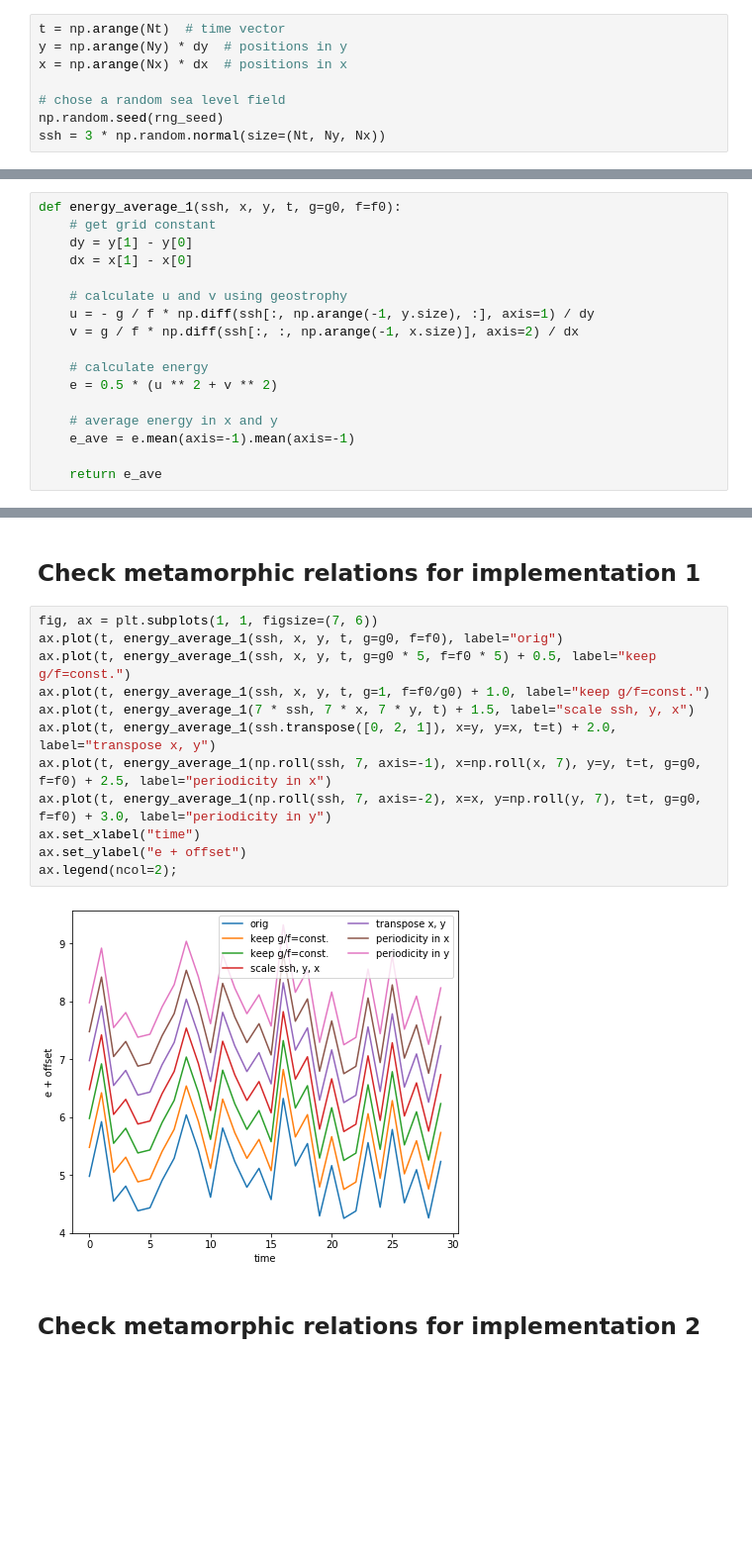
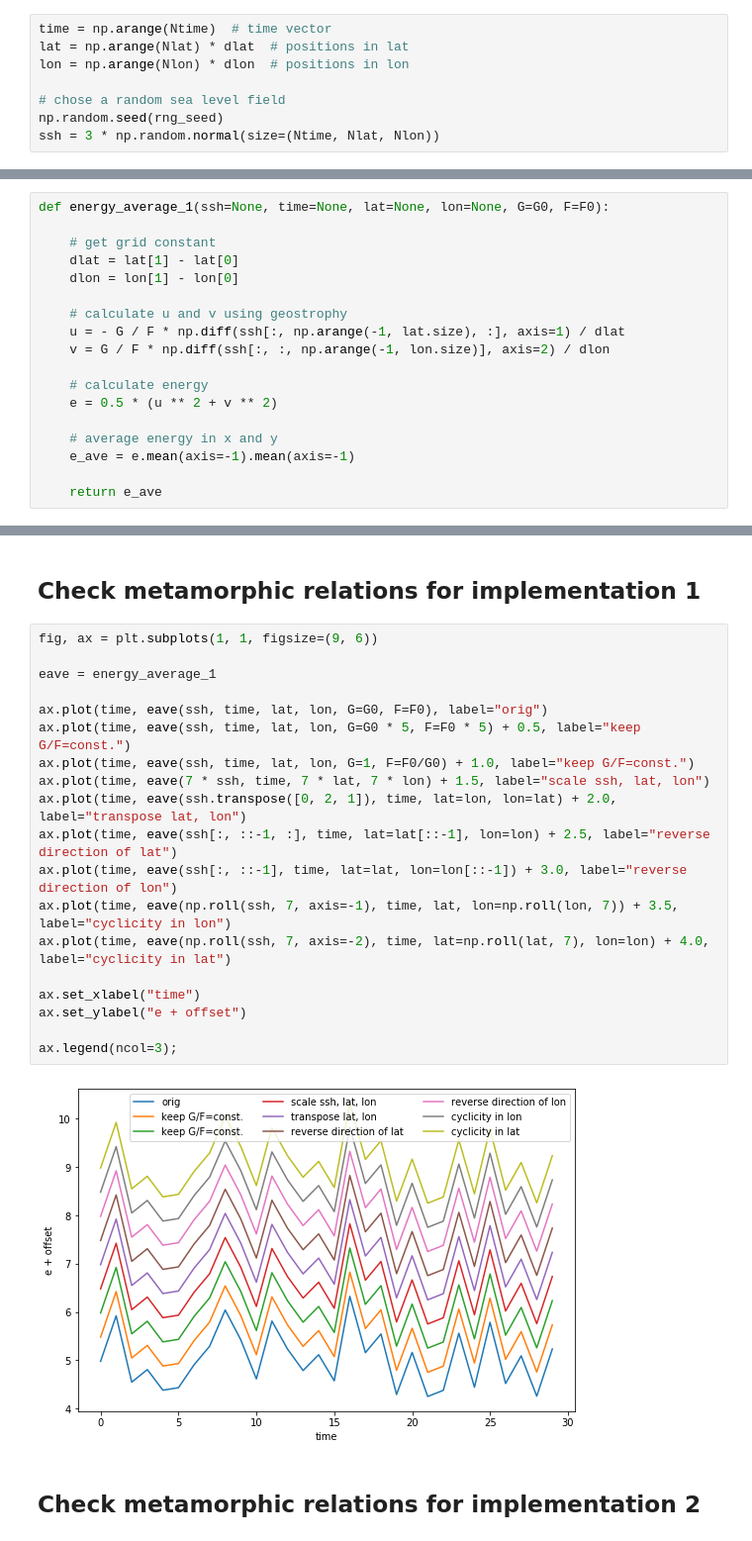
Before and after one commit to willirath/Automated-generation-of-metamorphic-test-scenarios-for-an-ocean-modeling-application, a Jupyter notebook: test_application_metamorphic_testing.ipynb, the cells around one changed output, grey strips where cells are left out. Shown: that part at 99% size. Drawn from its saved outputs; the diff is of its cells as text; blank space fills up the shorter version.

```diff
--- a/test_application_metamorphic_testing.ipynb
+++ b/test_application_metamorphic_testing.ipynb
@@ -20,22 +33,23 @@ f0 = 2 * 7.2921e-5 * 0.5  # Coriolis parameter (in 1/second) at 30 N
 # %%
-t = np.arange(Nt)  # time vector
-y = np.arange(Ny) * dy  # positions in y
-x = np.arange(Nx) * dx  # positions in x
+time = np.arange(Ntime)  # time vector
+lat = np.arange(Nlat) * dlat  # positions in lat
+lon = np.arange(Nlon) * dlon  # positions in lon
 
 # chose a random sea level field
 np.random.seed(rng_seed)
-ssh = 3 * np.random.normal(size=(Nt, Ny, Nx))
+ssh = 3 * np.random.normal(size=(Ntime, Nlat, Nlon))
 # %% [markdown]
 ## Implemetation 1
 # %%
-def energy_average_1(ssh, x, y, t, g=g0, f=f0):
+def energy_average_1(ssh=None, time=None, lat=None, lon=None, G=G0, F=F0):
+
     # get grid constant
-    dy = y[1] - y[0]
-    dx = x[1] - x[0]
+    dlat = lat[1] - lat[0]
+    dlon = lon[1] - lon[0]
 
     # calculate u and v using geostrophy
-    u = - g / f * np.diff(ssh[:, np.arange(-1, y.size), :], axis=1) / dy
-    v = g / f * np.diff(ssh[:, :, np.arange(-1, x.size)], axis=2) / dx
+    u = - G / F * np.diff(ssh[:, np.arange(-1, lat.size), :], axis=1) / dlat
+    v = G / F * np.diff(ssh[:, :, np.arange(-1, lon.size)], axis=2) / dlon
 
     # calculate energy
     e = 0.5 * (u ** 2 + v ** 2)
@@ -81,19 +96,26 @@ False
 # %% [markdown]
 ## Check metamorphic relations for implementation 1
 # %%
-fig, ax = plt.subplots(1, 1, figsize=(7, 6))
-ax.plot(t, energy_average_1(ssh, x, y, t, g=g0, f=f0), label="orig")
-ax.plot(t, energy_average_1(ssh, x, y, t, g=g0 * 5, f=f0 * 5) + 0.5, label="keep g/f=const.")
-ax.plot(t, energy_average_1(ssh, x, y, t, g=1, f=f0/g0) + 1.0, label="keep g/f=const.")
-ax.plot(t, energy_average_1(7 * ssh, 7 * x, 7 * y, t) + 1.5, label="scale ssh, y, x")
-ax.plot(t, energy_average_1(ssh.transpose([0, 2, 1]), x=y, y=x, t=t) + 2.0, label="transpose x, y")
-ax.plot(t, energy_average_1(np.roll(ssh, 7, axis=-1), x=np.roll(x, 7), y=y, t=t, g=g0, f=f0) + 2.5, label="periodicity in x")
-ax.plot(t, energy_average_1(np.roll(ssh, 7, axis=-2), x=x, y=np.roll(y, 7), t=t, g=g0, f=f0) + 3.0, label="periodicity in y")
+fig, ax = plt.subplots(1, 1, figsize=(9, 6))
+
+eave = energy_average_1
+
+ax.plot(time, eave(ssh, time, lat, lon, G=G0, F=F0), label="orig")
+ax.plot(time, eave(ssh, time, lat, lon, G=G0 * 5, F=F0 * 5) + 0.5, label="keep G/F=const.")
+ax.plot(time, eave(ssh, time, lat, lon, G=1, F=F0/G0) + 1.0, label="keep G/F=const.")
+ax.plot(time, eave(7 * ssh, time, 7 * lat, 7 * lon) + 1.5, label="scale ssh, lat, lon")
+ax.plot(time, eave(ssh.transpose([0, 2, 1]), time, lat=lon, lon=lat) + 2.0, label="transpose lat, lon")
+ax.plot(time, eave(ssh[:, ::-1, :], time, lat=lat[::-1], lon=lon) + 2.5, label="reverse direction of lat")
+ax.plot(time, eave(ssh[:, ::-1], time, lat=lat, lon=lon[::-1]) + 3.0, label="reverse direction of lon")
+ax.plot(time, eave(np.roll(ssh, 7, axis=-1), time, lat, lon=np.roll(lon, 7)) + 3.5, label="cyclicity in lon")
+ax.plot(time, eave(np.roll(ssh, 7, axis=-2), time, lat=np.roll(lat, 7), lon=lon) + 4.0, label="cyclicity in lat")
+
 ax.set_xlabel("time")
 ax.set_ylabel("e + offset")
-ax.legend(ncol=2);
+
+ax.legend(ncol=3);
 # %% [output]
-[figure, old version]
+[figure, new version]
 # %% [markdown]
 ## Check metamorphic relations for implementation 2
 # %%
```
Also changed, not shown: parts of 7 cells of this notebook.
